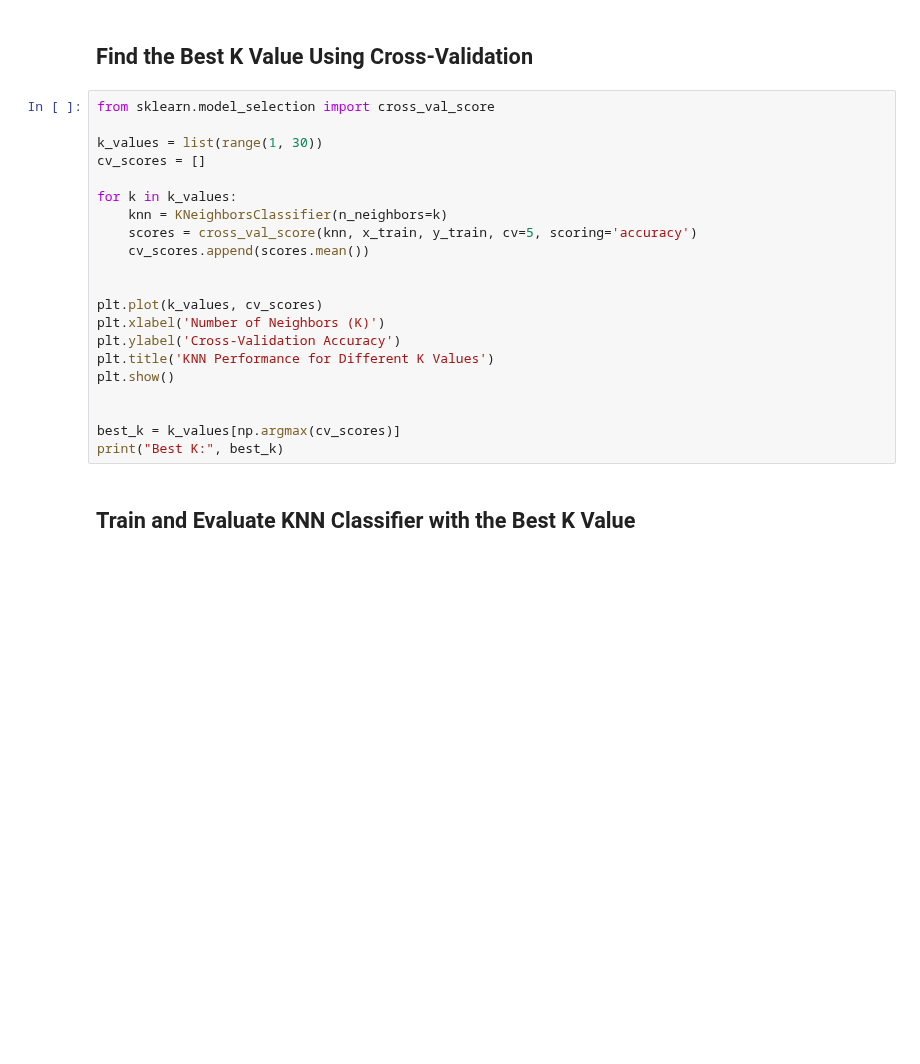
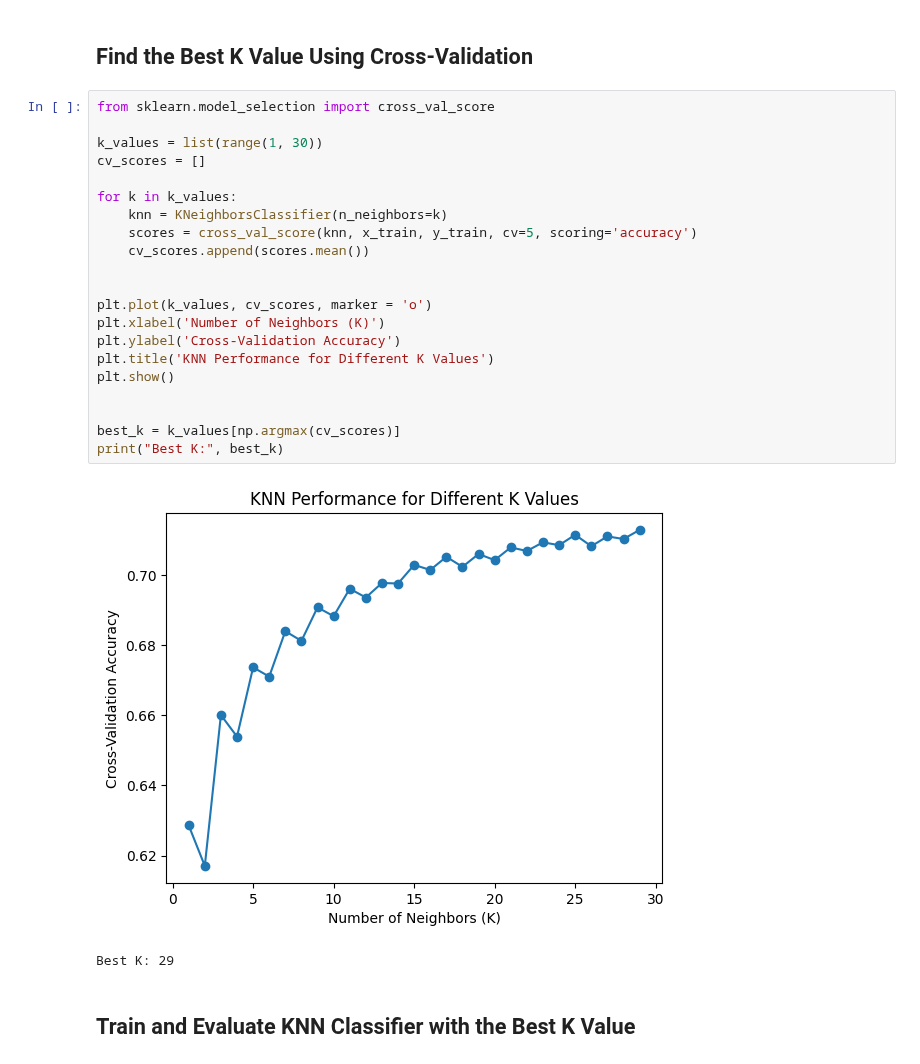
Before and after one commit to AmodMatheesha2003/employee-attrition-prediction-ml, a Jupyter notebook: Notebooks/KNN_Employee_Attrition.ipynb, the cells around one changed output. Cells and saved outputs as stored; diff of their text form; blank space fills up the shorter version.

Commit message:
add and update visualization in KNN_Employee_Attrition.ipynb

```diff
--- a/Notebooks/KNN_Employee_Attrition.ipynb
+++ b/Notebooks/KNN_Employee_Attrition.ipynb
@@ -104,24 +104,27 @@ weighted avg       0.68      0.68      0.68     14783
 # %%
 from sklearn.model_selection import cross_val_score
 
 k_values = list(range(1, 30))
 cv_scores = []
 
 for k in k_values:
     knn = KNeighborsClassifier(n_neighbors=k)
     scores = cross_val_score(knn, x_train, y_train, cv=5, scoring='accuracy')
     cv_scores.append(scores.mean())
 
 
-plt.plot(k_values, cv_scores)
+plt.plot(k_values, cv_scores, marker = 'o')
 plt.xlabel('Number of Neighbors (K)')
 plt.ylabel('Cross-Validation Accuracy')
 plt.title('KNN Performance for Different K Values')
 plt.show()
 
 
 best_k = k_values[np.argmax(cv_scores)]
 print("Best K:", best_k)
+# %% [output]
+[figure, added]
+Best K: 29
 # %% [markdown]
 <h2>Train and Evaluate KNN Classifier with the Best K Value</h2>
 # %%
```
Also changed, not shown: parts of 3 cells of this notebook.
